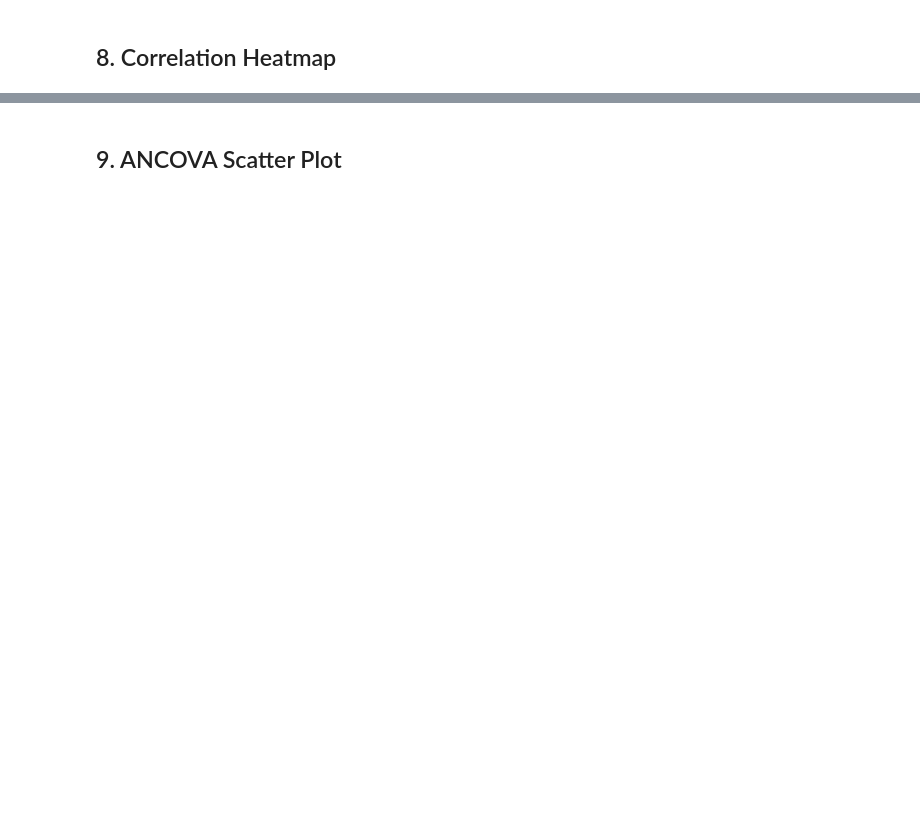
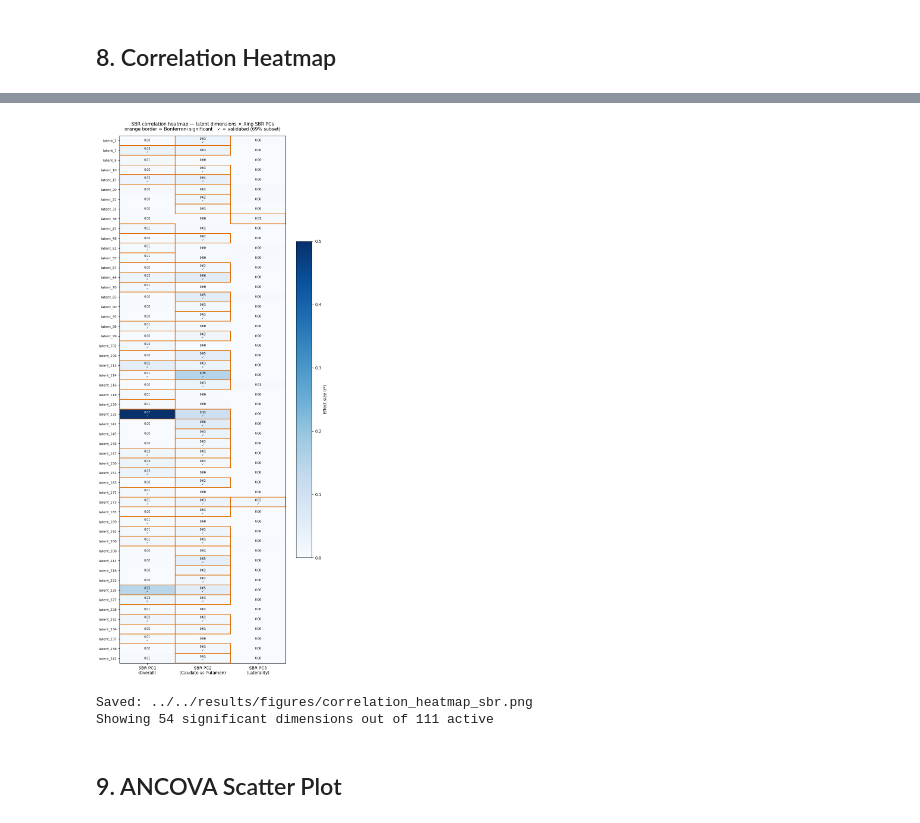
Before and after one commit to natnael-g1193/Unsupervised-Parkisnson-Imaging-Analysis, a Jupyter notebook: notebooks/pipeline/5_1_correlation_analysis.ipynb, the cells around one changed output, grey strips where cells are left out. Drawn from its saved outputs; the diff is of its cells as text; code cells hidden in the pictures; blank space fills up the shorter version.

```diff
--- a/notebooks/pipeline/5_1_correlation_analysis.ipynb
+++ b/notebooks/pipeline/5_1_correlation_analysis.ipynb
@@ -78,8 +80,8 @@ df_train = pd.read_csv(TRAIN_FILE)
 df_val   = pd.read_csv(VAL_FILE)
 
 # Load pre-fitted SBR PCA objects
-with open(SCALER_PATH, 'rb') as f: scaler_sbr = pickle.load(f)
-with open(PCA_PATH,    'rb') as f: pca_sbr    = pickle.load(f)
+# with open(SCALER_PATH, 'rb') as f: scaler_sbr = pickle.load(f)
+# with open(PCA_PATH,    'rb') as f: pca_sbr    = pickle.load(f)
 
 print("Data loaded")
 print(f"Train: {df_train.shape}, {df_train[PATIENT_COL].nunique()} patients")
@@ -555,3 +641,55 @@ Showing 66 significant dimensions out of 66 active
+# %%
+# [SBR-HEATMAP]
+
+sig_any_sbr = df_sbr_results[[f'{f}_sig' for f in SBR_FACTORS]].any(axis=1)
+df_sbr_sig  = df_sbr_results[sig_any_sbr].copy()
+
+dims_to_show = df_sbr_sig['dimension'].tolist()
+effect_matrix = np.zeros((len(dims_to_show), len(SBR_FACTORS)))
+sig_matrix    = np.zeros((len(dims_to_show), len(SBR_FACTORS)), dtype=bool)
+val_matrix    = np.zeros((len(dims_to_show), len(SBR_FACTORS)), dtype=bool)
+
+for i, dim in enumerate(dims_to_show):
+    t_row = df_sbr_results[df_sbr_results['dimension'] == dim].iloc[0]
+    v_row = df_sbr_validated[df_sbr_validated['dimension'] == dim].iloc[0]
+    for j, factor in enumerate(SBR_FACTORS):
+        effect_matrix[i, j] = t_row.get(f'{factor}_r2', 0) or 0
+        sig_matrix[i, j]    = bool(t_row.get(f'{factor}_sig', False))
+        val_matrix[i, j]    = bool(v_row.get(f'{factor}_validated', False))
+
+fig, ax = plt.subplots(figsize=(8, max(6, len(dims_to_show) * 0.35)))
+im = ax.imshow(effect_matrix, cmap='Blues', vmin=0, vmax=0.5, aspect='auto')
+
+ax.set_xticks(range(len(SBR_FACTORS)))
+ax.set_xticklabels(['SBR PC1\n(Overall)', 'SBR PC2\n(Caudate vs Putamen)', 'SBR PC3\n(Laterality)'],
+                   fontsize=10)
+ax.set_yticks(range(len(dims_to_show)))
+ax.set_yticklabels(dims_to_show, fontsize=8)
+ax.set_title('SBR correlation heatmap — latent dimensions × Xing SBR PCs\n'
+             'orange border = Bonferroni significant   ✓ = validated (69% subset)',
+             fontsize=11, pad=12)
+
+for i in range(len(dims_to_show)):
+    for j in range(len(SBR_FACTORS)):
+        v = effect_matrix[i, j]
+        if sig_matrix[i, j]:
+            ax.add_patch(plt.Rectangle([j-0.5, i-0.5], 1, 1,
+                         fill=False, edgecolor='#e06c00', linewidth=1.5))
+        label = f'{v:.2f}' + ('\n✓' if val_matrix[i, j] else '')
+        ax.text(j, i, label, ha='center', va='center',
+                fontsize=7, color='white' if v > 0.3 else 'black')
+
+plt.colorbar(im, ax=ax, label='Effect size (r²)', shrink=0.6)
+plt.tight_layout()
+path = f'{FIGURES_DIR}/correlation_heatmap_sbr.png'
+plt.savefig(path, dpi=150, bbox_inches='tight')
+plt.show()
+print(f"Saved: {path}")
+print(f"Showing {len(dims_to_show)} significant dimensions out of {len(active_dims)} active")
+# %% [output]
+[figure, added]
+Saved: ../../results/figures/correlation_heatmap_sbr.png
+Showing 54 significant dimensions out of 111 active
 # %% [markdown]
 ## 9. ANCOVA Scatter Plot
 # %%
```
Also changed, not shown: parts of 17 cells of this notebook, 10 other files.
